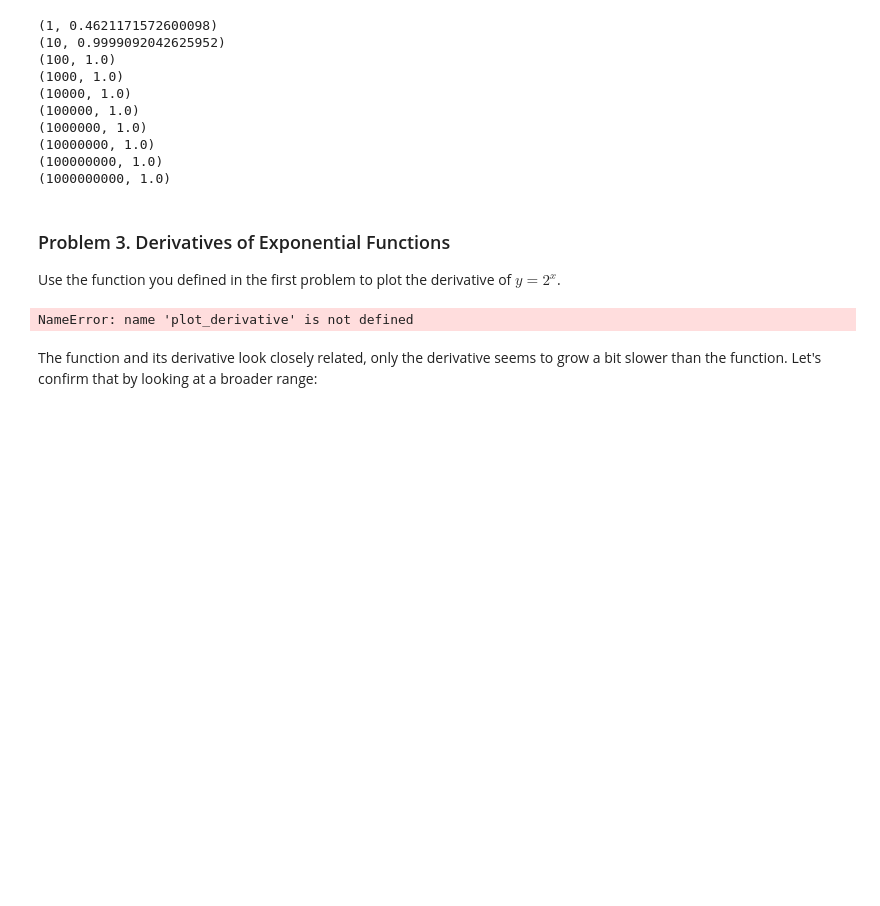
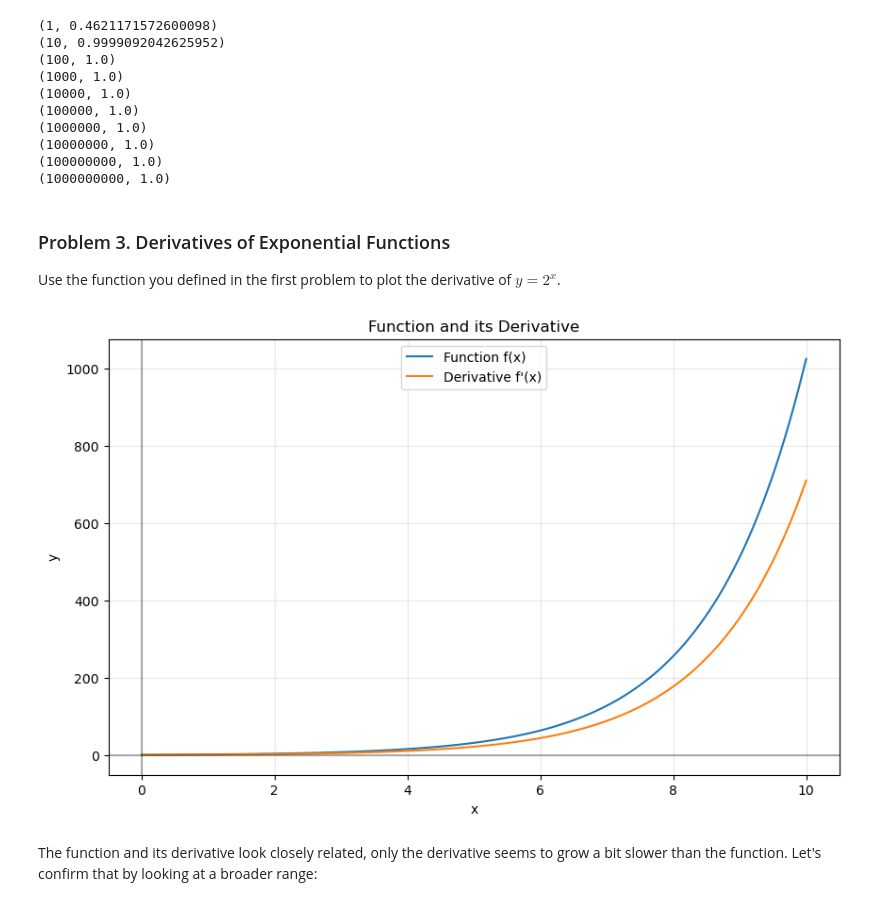
Before and after one commit to tproykov/MathsForDevelopers, a Jupyter notebook: 4.Calculus/Calculus Exercise.ipynb, the cells around one changed output. Saved outputs shown, nothing was run; the diff lists cells and outputs as text; code cells hidden in the pictures; blank space fills up the shorter version.

```diff
--- a/4.Calculus/Calculus Exercise.ipynb
+++ b/4.Calculus/Calculus Exercise.ipynb
@@ -391,9 +380,9 @@ for limit in limits:
 ### Problem 3. Derivatives of Exponential Functions
 Use the function you defined in the first problem to plot the derivative of $y = 2^x$.
 # %%
-plot_derivative(lambda x: 2 ** x, min_x = 0, max_x = 10)
+plot_derivative(lambda x: 2 ** x, min_x = 0, max_x = 10, equal_aspect=False)
 # %% [output]
-NameError: name 'plot_derivative' is not defined
+[figure, added]
 # %% [markdown]
 The function and its derivative look closely related, only the derivative seems to grow a bit slower than the function. Let's confirm that by looking at a broader range:
 # %%
```
Also changed, not shown: parts of 9 cells of this notebook, 2 other files.
